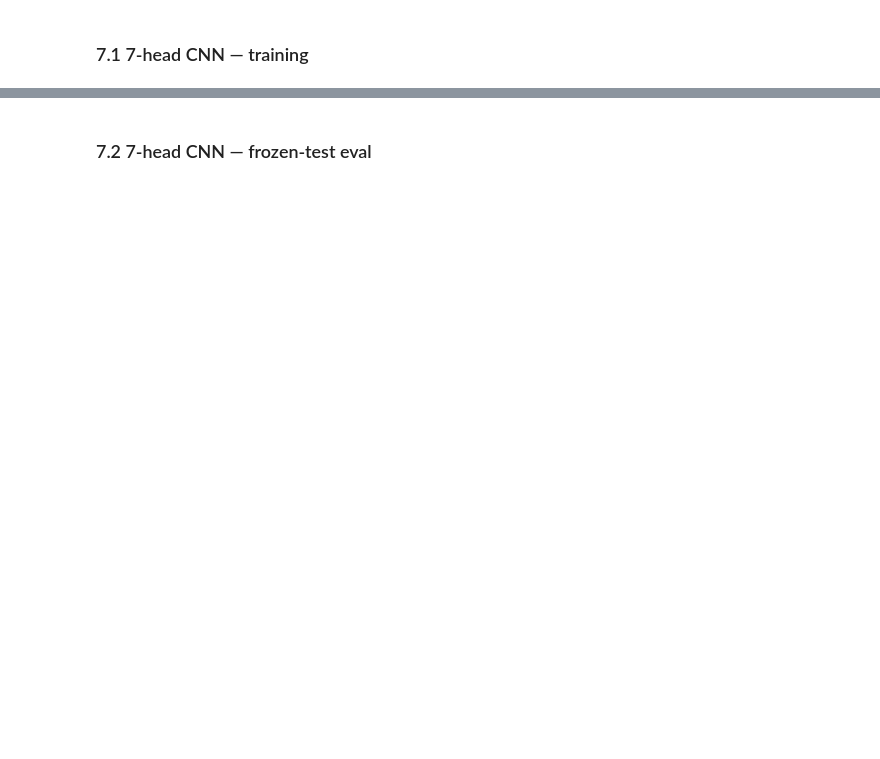
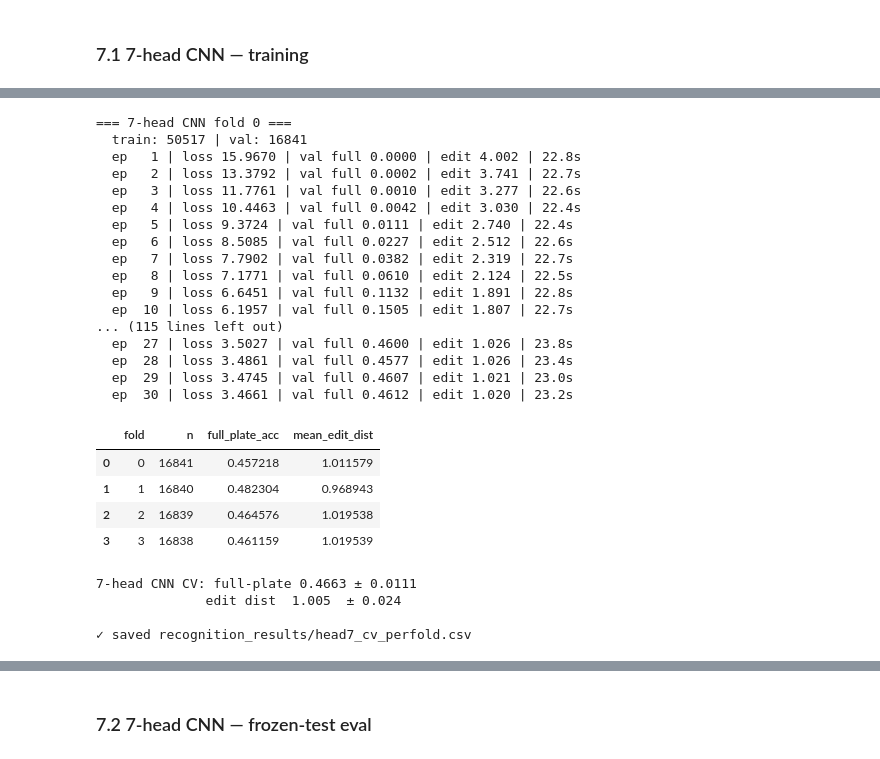
Before and after one commit to lorenzo-marranini/IS_Project, a Jupyter notebook: plate_recognition_unified.ipynb, the cells around one changed output, grey strips where cells are left out. Drawn from its saved outputs; the diff is of its cells as text; code cells hidden in the pictures; blank space fills up the shorter version.

Commit message:
add recognition result

```diff
--- a/plate_recognition_unified.ipynb
+++ b/plate_recognition_unified.ipynb
@@ -31,7 +31,7 @@ from torch.utils.data import Dataset, DataLoader
 random.seed(0); np.random.seed(0); torch.manual_seed(0)
 plt.rcParams.update({"figure.dpi": 110, "font.size": 10})
 
-WORK_ROOT   = Path("crnn_plate")
+WORK_ROOT   = Path("lpnr_plate")
 LABELS_CSV  = WORK_ROOT / "labels.csv"
 OUT_DIR     = Path("recognition_results"); OUT_DIR.mkdir(exist_ok=True)
 N_FOLDS     = 4
@@ -145,7 +279,7 @@ class PlateCropDataset(Dataset):
         x = torch.from_numpy(x).permute(2, 0, 1)
         plate = r["plate"]
         ctc_idxs = torch.tensor(encode_ctc(plate), dtype=torch.long)
-        head_lbls = torch.tensor(encode_7head(plate), dtype=torch.long)
+        head_lbls = torch.tensor(encode_7head_shared(plate), dtype=torch.long)
         return x, ctc_idxs, len(ctc_idxs), head_lbls, plate
 
 def ctc_collate(batch):
@@ -531,0 +751,64 @@ KeyboardInterrupt:
+# %%
+
+EPOCHS_CV_HEAD7 = 30
+
+head7_cv_rows = []
+for k in range(N_FOLDS):
+    print(f"\n=== 7-head CNN fold {k} ===")
+    tr = pool_with_folds[pool_with_folds["fold"] != k]
+    va = pool_with_folds[pool_with_folds["fold"] == k]
+    print(f"  train: {len(tr)} | val: {len(va)}")
+    model_k, _ = train_7head(tr, va, epochs=EPOCHS_CV_HEAD7, verbose=True)
+    # Final eval at best epoch
+    val_loader = DataLoader(PlateCropDataset(va, HEAD7_CROP_H, HEAD7_CROP_W),
+                            batch_size=BATCH_SIZE, shuffle=False, num_workers=0,
+                            collate_fn=head_collate)
+    model_k.eval(); preds, truths = [], []
+    with torch.no_grad():
+        for xb, _, plates in val_loader:
+            preds.extend(decode_7head(model_k(xb.to(DEVICE))))
+            truths.extend(plates)
+    m = evaluate_predictions(preds, truths); m["fold"] = k
+    head7_cv_rows.append(m)
+    del model_k
+    if DEVICE == "cuda": torch.cuda.empty_cache()
+    import gc; gc.collect()
+
+head7_cv_df = pd.DataFrame(head7_cv_rows)
+display(head7_cv_df[["fold", "n", "full_plate_acc", "mean_edit_dist"]])
+print(f"\n7-head CNN CV: full-plate {head7_cv_df['full_plate_acc'].mean():.4f} ± "
+      f"{head7_cv_df['full_plate_acc'].std():.4f}")
+print(f"              edit dist  {head7_cv_df['mean_edit_dist'].mean():.3f}  ± "
+      f"{head7_cv_df['mean_edit_dist'].std():.3f}")
+
+# Save CV results immediately
+OUT_DIR.mkdir(exist_ok=True)
+head7_cv_df.to_csv(OUT_DIR / "head7_cv_perfold.csv", index=False)
+print(f"\n✓ saved {OUT_DIR/'head7_cv_perfold.csv'}")
+# %% [output]
+=== 7-head CNN fold 0 ===
+  train: 50517 | val: 16841
+  ep   1 | loss 15.9670 | val full 0.0000 | edit 4.002 | 22.8s
+  ep   2 | loss 13.3792 | val full 0.0002 | edit 3.741 | 22.7s
+  ep   3 | loss 11.7761 | val full 0.0010 | edit 3.277 | 22.6s
+  ep   4 | loss 10.4463 | val full 0.0042 | edit 3.030 | 22.4s
+  ep   5 | loss 9.3724 | val full 0.0111 | edit 2.740 | 22.4s
+  ep   6 | loss 8.5085 | val full 0.0227 | edit 2.512 | 22.6s
+  ep   7 | loss 7.7902 | val full 0.0382 | edit 2.319 | 22.7s
+  ep   8 | loss 7.1771 | val full 0.0610 | edit 2.124 | 22.5s
+  ep   9 | loss 6.6451 | val full 0.1132 | edit 1.891 | 22.8s
+  ep  10 | loss 6.1957 | val full 0.1505 | edit 1.807 | 22.7s
+... (115 lines left out)
+  ep  27 | loss 3.5027 | val full 0.4600 | edit 1.026 | 23.8s
+  ep  28 | loss 3.4861 | val full 0.4577 | edit 1.026 | 23.4s
+  ep  29 | loss 3.4745 | val full 0.4607 | edit 1.021 | 23.0s
+  ep  30 | loss 3.4661 | val full 0.4612 | edit 1.020 | 23.2s
+|  | fold | n | full_plate_acc | mean_edit_dist |
+| 0 | 0 | 16841 | 0.457218 | 1.011579 |
+| 1 | 1 | 16840 | 0.482304 | 0.968943 |
+| 2 | 2 | 16839 | 0.464576 | 1.019538 |
+| 3 | 3 | 16838 | 0.461159 | 1.019539 |
+7-head CNN CV: full-plate 0.4663 ± 0.0111
+              edit dist  1.005  ± 0.024
+
+✓ saved recognition_results/head7_cv_perfold.csv
```
Also changed, not shown: parts of 12 cells of this notebook, 12 other files.
